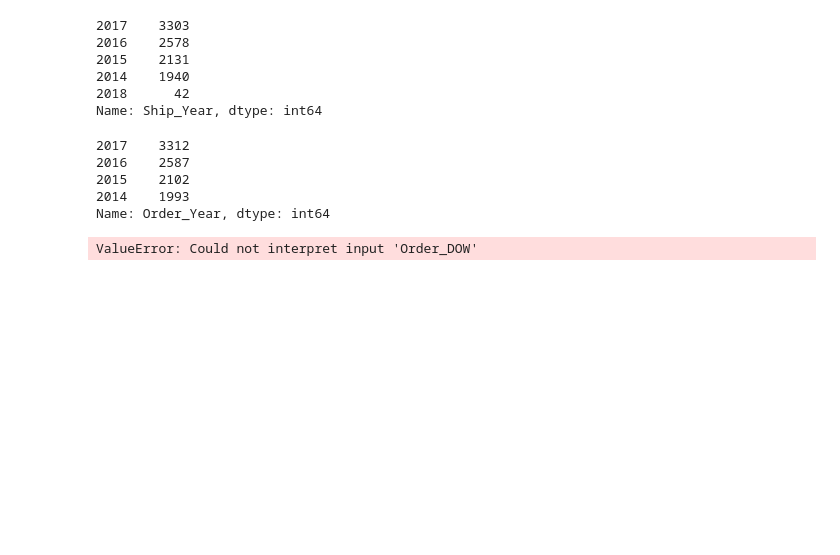
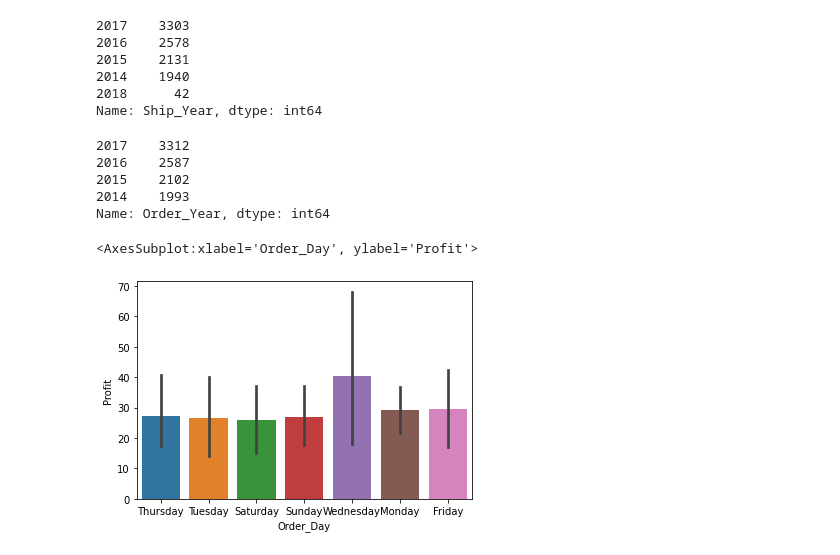
Before and after one commit to ecSanders/Sales-Prediction, a Jupyter notebook: Data Analysis/sales_EDA.ipynb, the cells around one changed output. Cells and saved outputs as stored; diff of their text form; code cells hidden in the pictures; blank space fills up the shorter version.

Commit message:
Fixed "Order_DOW" error

```diff
--- a/Data Analysis/sales_EDA.ipynb
+++ b/Data Analysis/sales_EDA.ipynb
@@ -167,7 +167,8 @@ eda.Order_Year.sort_values().value_counts()
 2014    1993
 Name: Order_Year, dtype: int64
 # %%
-sns.barplot(data=eda, x='Order_DOW', y='Profit')
+sns.barplot(data=eda, x='Order_Day', y='Profit')
 # %% [output]
-ValueError: Could not interpret input 'Order_DOW'
+<AxesSubplot:xlabel='Order_Day', ylabel='Profit'>
+[figure, added]
 # %%
```
Also changed, not shown: parts of 5 cells of this notebook.
